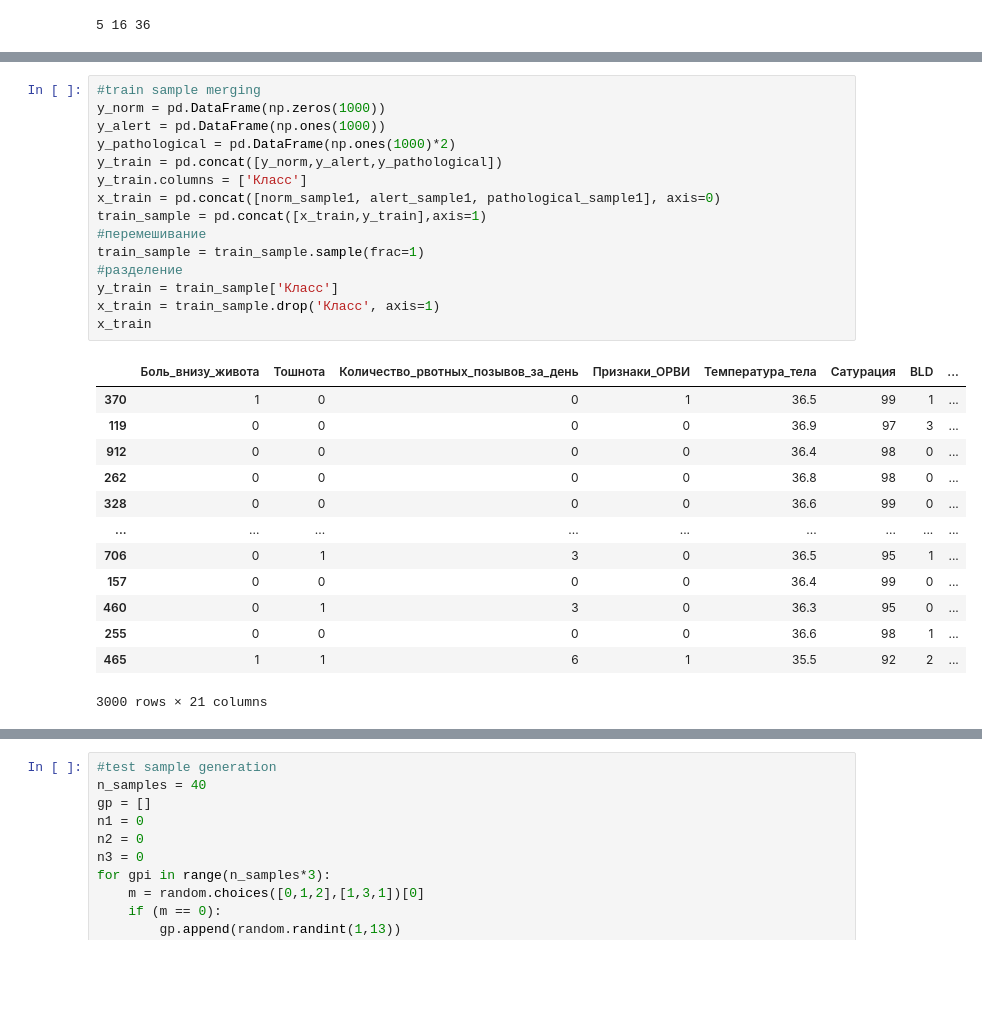
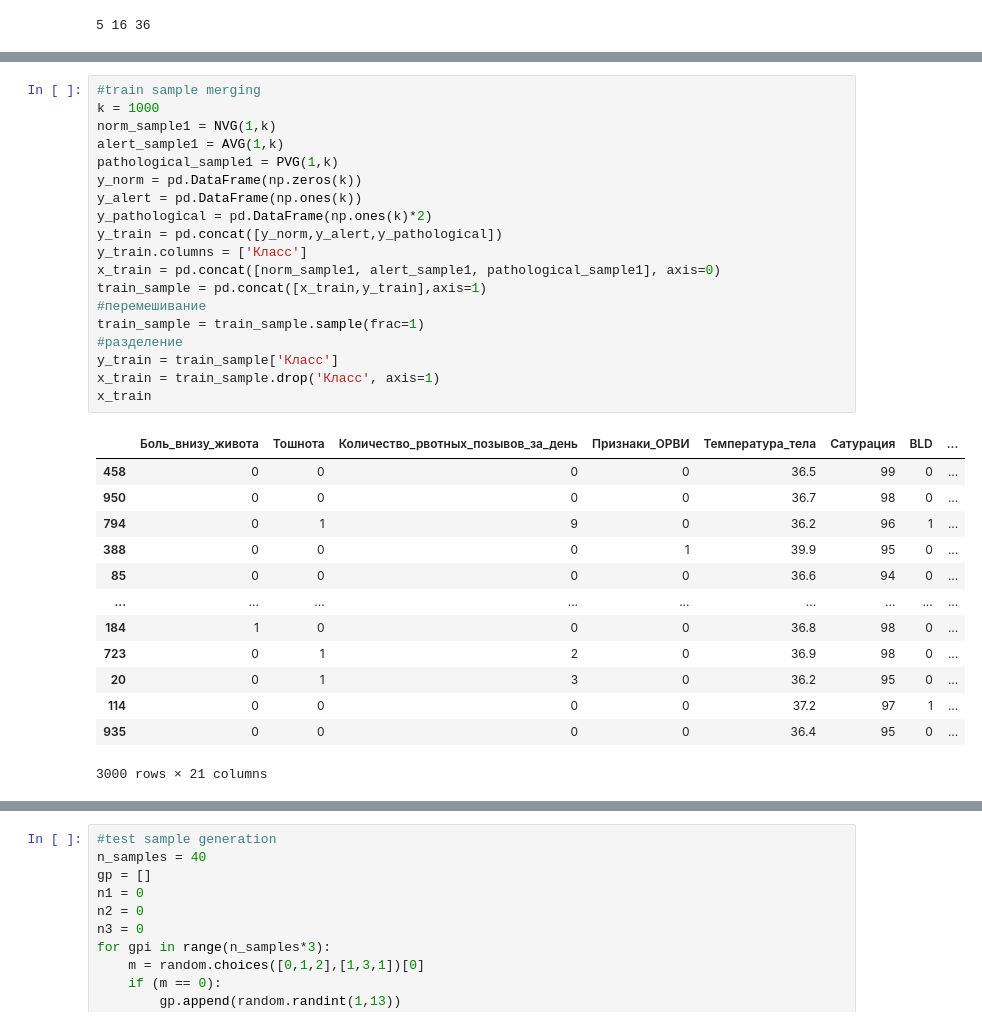
Before and after one commit to Valeriy023/deeplom, a Jupyter notebook: classifier.ipynb, the cells around one changed output, grey strips where cells are left out. Cells and saved outputs as stored; diff of their text form; blank space fills up the shorter version.

```diff
--- a/classifier.ipynb
+++ b/classifier.ipynb
@@ -258,31 +258,35 @@ pathological_sample1 = PVG(2,1000)
 # %%
 #train sample merging
-y_norm = pd.DataFrame(np.zeros(1000))
-y_alert = pd.DataFrame(np.ones(1000))
-y_pathological = pd.DataFrame(np.ones(1000)*2)
+k = 1000
+norm_sample1 = NVG(1,k)
+alert_sample1 = AVG(1,k)
+pathological_sample1 = PVG(1,k)
+y_norm = pd.DataFrame(np.zeros(k))
+y_alert = pd.DataFrame(np.ones(k))
+y_pathological = pd.DataFrame(np.ones(k)*2)
 y_train = pd.concat([y_norm,y_alert,y_pathological])
 y_train.columns = ['Класс']
 x_train = pd.concat([norm_sample1, alert_sample1, pathological_sample1], axis=0)
 train_sample = pd.concat([x_train,y_train],axis=1)
 #перемешивание
 train_sample = train_sample.sample(frac=1)
 #разделение
 y_train = train_sample['Класс']
 x_train = train_sample.drop('Класс', axis=1)
 x_train
 # %% [output]
 |  | Боль_внизу_живота | Тошнота | Количество_рвотных_позывов_за_день | Признаки_ОРВИ | Температура_тела | Сатурация | BLD | ... |
-| 370 | 1 | 0 | 0 | 1 | 36.5 | 99 | 1 | ... |
-| 119 | 0 | 0 | 0 | 0 | 36.9 | 97 | 3 | ... |
-| 912 | 0 | 0 | 0 | 0 | 36.4 | 98 | 0 | ... |
-| 262 | 0 | 0 | 0 | 0 | 36.8 | 98 | 0 | ... |
-| 328 | 0 | 0 | 0 | 0 | 36.6 | 99 | 0 | ... |
+| 458 | 0 | 0 | 0 | 0 | 36.5 | 99 | 0 | ... |
+| 950 | 0 | 0 | 0 | 0 | 36.7 | 98 | 0 | ... |
+| 794 | 0 | 1 | 9 | 0 | 36.2 | 96 | 1 | ... |
+| 388 | 0 | 0 | 0 | 1 | 39.9 | 95 | 0 | ... |
+| 85 | 0 | 0 | 0 | 0 | 36.6 | 94 | 0 | ... |
 | ... | ... | ... | ... | ... | ... | ... | ... | ... |
-| 706 | 0 | 1 | 3 | 0 | 36.5 | 95 | 1 | ... |
-| 157 | 0 | 0 | 0 | 0 | 36.4 | 99 | 0 | ... |
-| 460 | 0 | 1 | 3 | 0 | 36.3 | 95 | 0 | ... |
-| 255 | 0 | 0 | 0 | 0 | 36.6 | 98 | 1 | ... |
-| 465 | 1 | 1 | 6 | 1 | 35.5 | 92 | 2 | ... |
+| 184 | 1 | 0 | 0 | 0 | 36.8 | 98 | 0 | ... |
+| 723 | 0 | 1 | 2 | 0 | 36.9 | 98 | 0 | ... |
+| 20 | 0 | 1 | 3 | 0 | 36.2 | 95 | 0 | ... |
+| 114 | 0 | 0 | 0 | 0 | 37.2 | 97 | 1 | ... |
+| 935 | 0 | 0 | 0 | 0 | 36.4 | 95 | 0 | ... |
 3000 rows × 21 columns
 # %%
 #visualization
```
Also changed, not shown: parts of 14 cells of this notebook.
